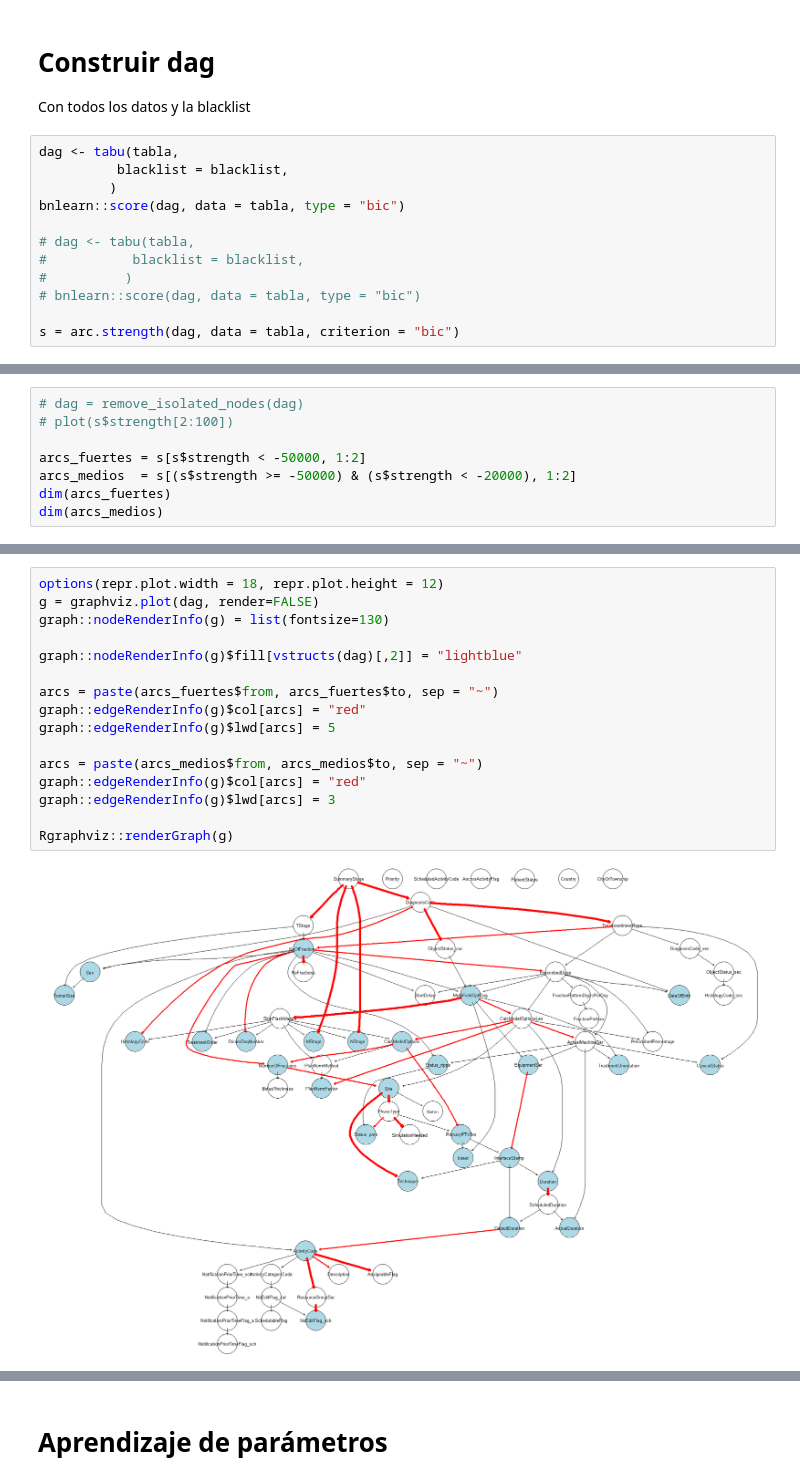
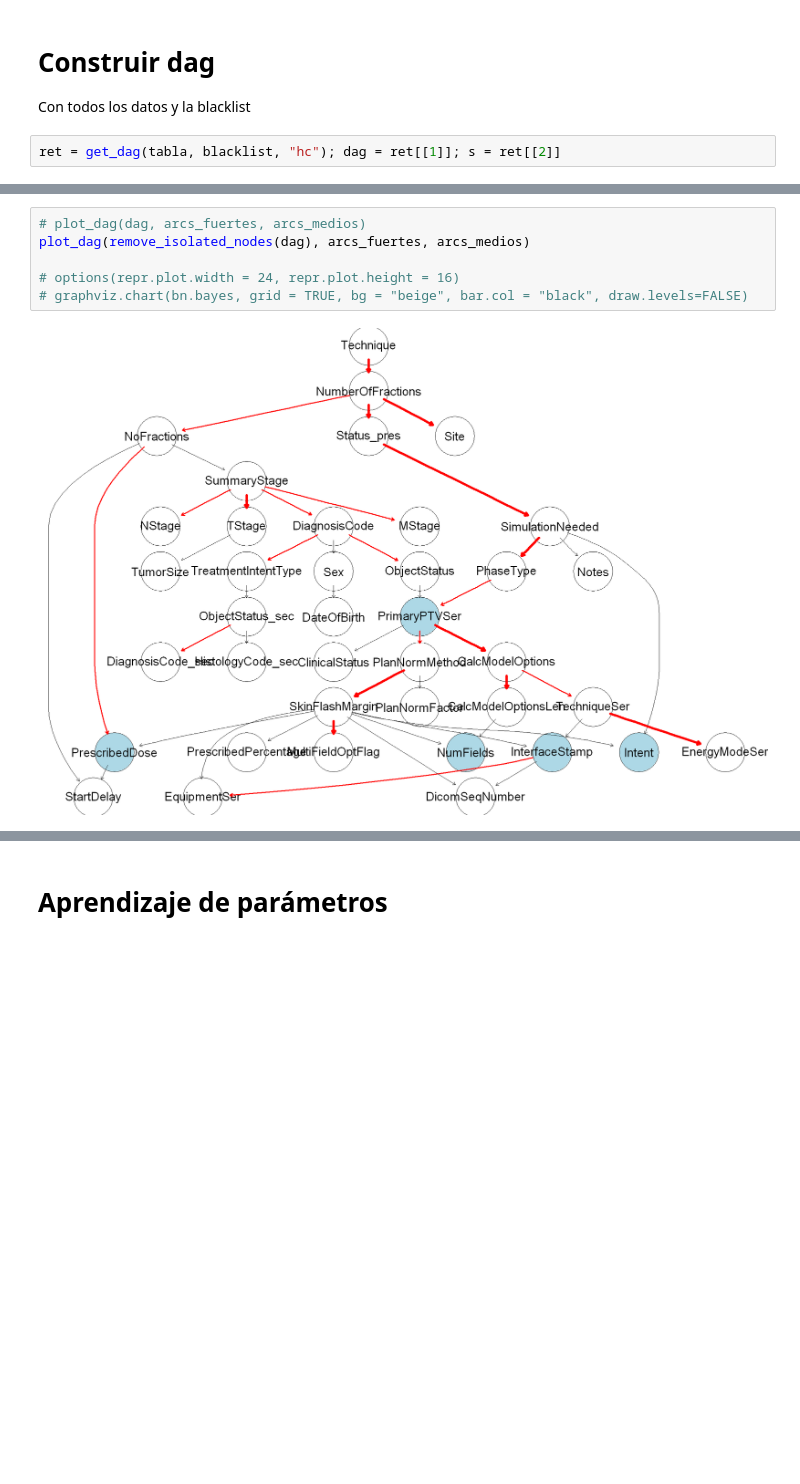
Before and after one commit to david722sv/TFM, a Jupyter notebook: 3_analisis_planes-citas_redbayesiana.ipynb, the cells around one changed output, grey strips where cells are left out. Saved outputs shown, nothing was run; the diff lists cells and outputs as text; blank space fills up the shorter version.

```diff
--- a/3_analisis_planes-citas_redbayesiana.ipynb
+++ b/3_analisis_planes-citas_redbayesiana.ipynb
@@ -162,15 +239,5 @@ dim(blacklist)
 # Construir dag
 Con todos los datos y la blacklist
 # %%
-dag <- tabu(tabla,
-          blacklist = blacklist,
-         )
-bnlearn::score(dag, data = tabla, type = "bic")
-
-# dag <- tabu(tabla,
-#           blacklist = blacklist,
-#          )
-# bnlearn::score(dag, data = tabla, type = "bic")
-
-s = arc.strength(dag, data = tabla, criterion = "bic")
+ret = get_dag(tabla, blacklist, "hc"); dag = ret[[1]]; s = ret[[2]]
 # %% [output]
@@ -178,8 +244,0 @@ s = arc.strength(dag, data = tabla, criterion = "bic")
-# %%
-# dag = remove_isolated_nodes(dag)
-# plot(s$strength[2:100])
-
-arcs_fuertes = s[s$strength < -50000, 1:2]
-arcs_medios  = s[(s$strength >= -50000) & (s$strength < -20000), 1:2]
-dim(arcs_fuertes)
-dim(arcs_medios)
@@ -189,18 +253,8 @@ dim(arcs_medios)
 # %%
-options(repr.plot.width = 18, repr.plot.height = 12)
-g = graphviz.plot(dag, render=FALSE)
-graph::nodeRenderInfo(g) = list(fontsize=130)
+# plot_dag(dag, arcs_fuertes, arcs_medios)
+plot_dag(remove_isolated_nodes(dag), arcs_fuertes, arcs_medios)
 
-graph::nodeRenderInfo(g)$fill[vstructs(dag)[,2]] = "lightblue"
-
-arcs = paste(arcs_fuertes$from, arcs_fuertes$to, sep = "~")
-graph::edgeRenderInfo(g)$col[arcs] = "red"
-graph::edgeRenderInfo(g)$lwd[arcs] = 5
-
-arcs = paste(arcs_medios$from, arcs_medios$to, sep = "~")
-graph::edgeRenderInfo(g)$col[arcs] = "red"
-graph::edgeRenderInfo(g)$lwd[arcs] = 3
-
-Rgraphviz::renderGraph(g)
+# options(repr.plot.width = 24, repr.plot.height = 16)
+# graphviz.chart(bn.bayes, grid = TRUE, bg = "beige", bar.col = "black", draw.levels=FALSE)
 # %% [output]
-[figure, old version]
+[figure, new version]
```
Also changed, not shown: parts of 27 cells of this notebook.
